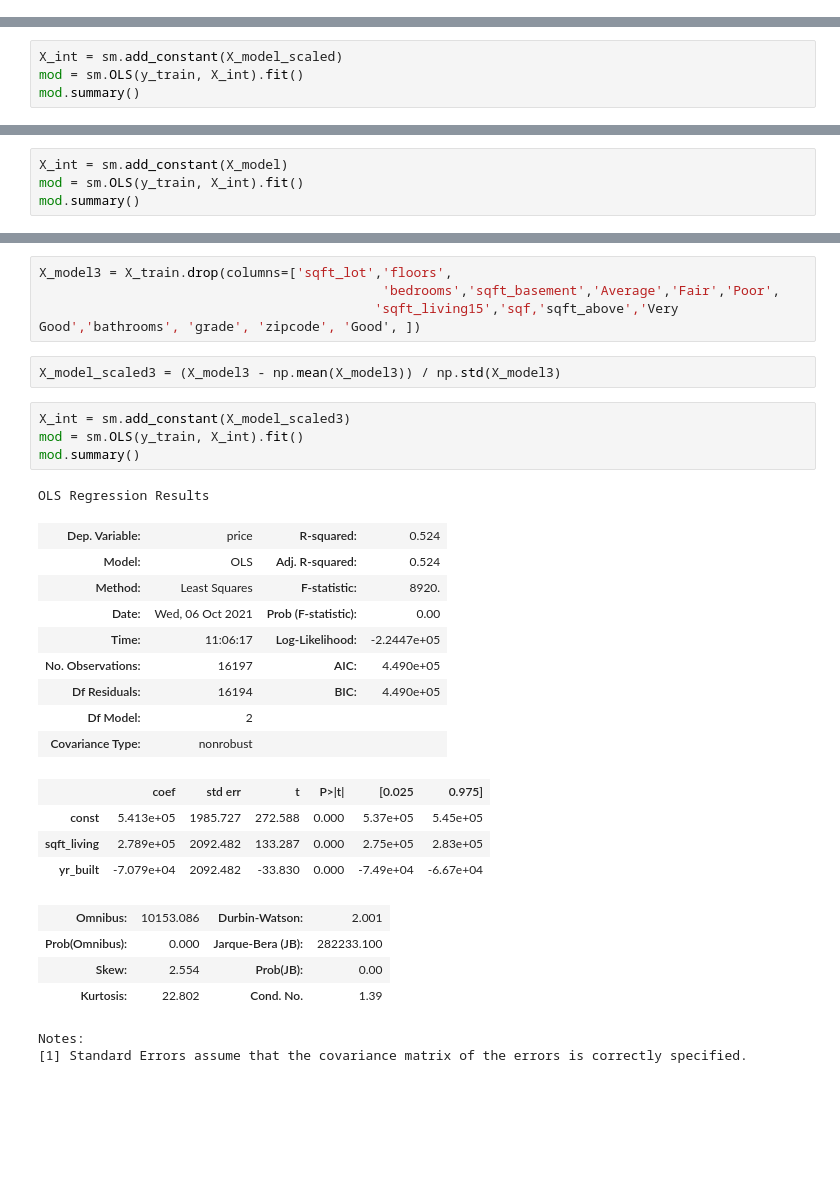
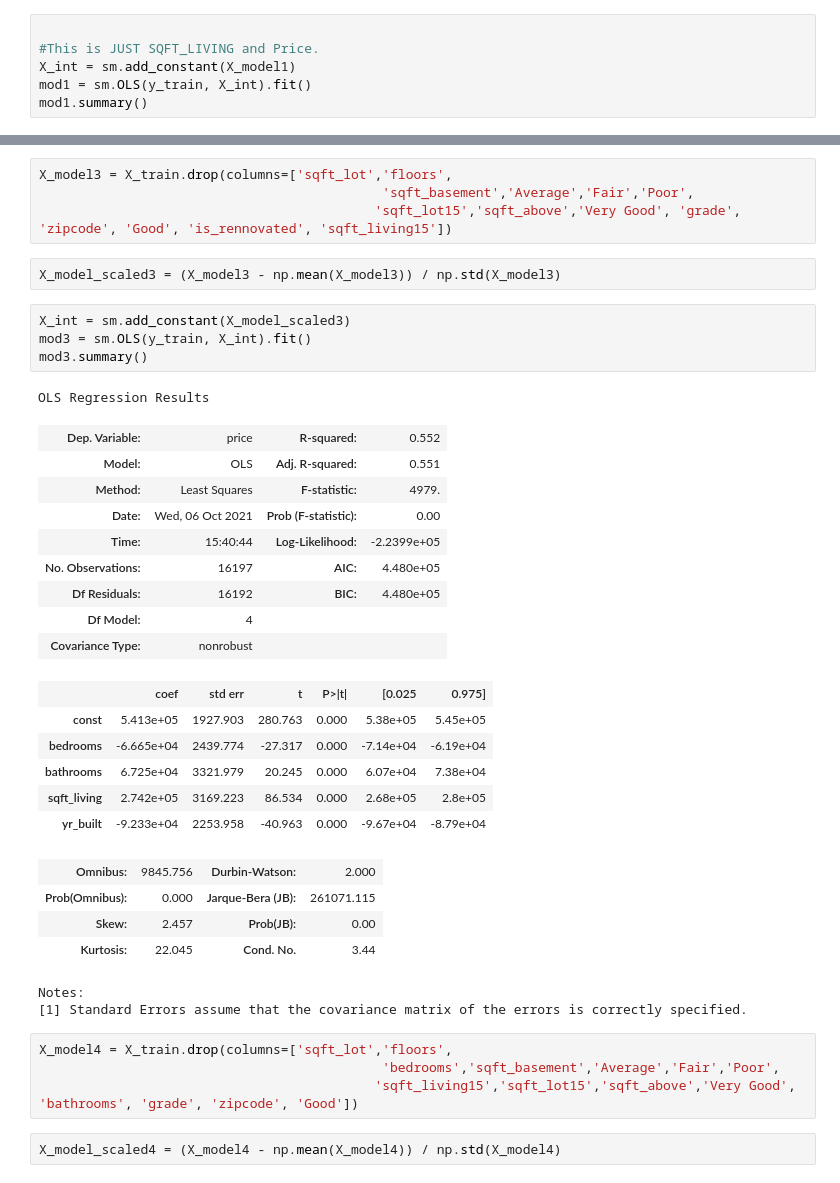
Before and after one commit to 281clo/King_County_House_Data_Analysis, a Jupyter notebook: Project.ipynb, the cells around one changed output, grey strips where cells are left out. Saved outputs shown, nothing was run; the diff lists cells and outputs as text; blank space fills up the shorter version.

```diff
--- a/Project.ipynb
+++ b/Project.ipynb
@@ -403,0 +353,6 @@ dummy_regr.score(X_train, y_train)
+# %%
+
+#This is JUST SQFT_LIVING and Price.
+X_int = sm.add_constant(X_model1)
+mod1 = sm.OLS(y_train, X_int).fit()
+mod1.summary()
@@ -410,4 +388,0 @@ X_model_scaled = (X_model - np.mean(X_model)) / np.std(X_model)
-# %%
-X_int = sm.add_constant(X_model_scaled)
-mod = sm.OLS(y_train, X_int).fit()
-mod.summary()
@@ -437,4 +388,0 @@ Notes:
-# %%
-X_int = sm.add_constant(X_model)
-mod = sm.OLS(y_train, X_int).fit()
-mod.summary()
@@ -497,32 +417,40 @@ Notes:
 [1] Standard Errors assume that the covariance matrix of the errors is correctly specified.
 # %%
 X_model3 = X_train.drop(columns=['sqft_lot','floors',
-                                            'bedrooms','sqft_basement','Average','Fair','Poor',
-                                           'sqft_living15','sqf,'sqft_above','Very Good','bathrooms', 'grade', 'zipcode', 'Good', ])
+                                            'sqft_basement','Average','Fair','Poor',
+                                           'sqft_lot15','sqft_above','Very Good', 'grade', 'zipcode', 'Good', 'is_rennovated', 'sqft_living15'])
 # %%
 X_model_scaled3 = (X_model3 - np.mean(X_model3)) / np.std(X_model3)
 # %%
 X_int = sm.add_constant(X_model_scaled3)
-mod = sm.OLS(y_train, X_int).fit()
-mod.summary()
+mod3 = sm.OLS(y_train, X_int).fit()
+mod3.summary()
 # %% [output]
 OLS Regression Results
-| Dep. Variable: | price | R-squared: | 0.524 |
-| Model: | OLS | Adj. R-squared: | 0.524 |
-| Method: | Least Squares | F-statistic: | 8920. |
+| Dep. Variable: | price | R-squared: | 0.552 |
+| Model: | OLS | Adj. R-squared: | 0.551 |
+| Method: | Least Squares | F-statistic: | 4979. |
 | Date: | Wed, 06 Oct 2021 | Prob (F-statistic): | 0.00 |
-| Time: | 11:06:17 | Log-Likelihood: | -2.2447e+05 |
-| No. Observations: | 16197 | AIC: | 4.490e+05 |
-| Df Residuals: | 16194 | BIC: | 4.490e+05 |
-| Df Model: | 2 |  |  |
+| Time: | 15:40:44 | Log-Likelihood: | -2.2399e+05 |
+| No. Observations: | 16197 | AIC: | 4.480e+05 |
+| Df Residuals: | 16192 | BIC: | 4.480e+05 |
+| Df Model: | 4 |  |  |
 | Covariance Type: | nonrobust |  |  |
 |  | coef | std err | t | P>|t| | [0.025 | 0.975] |
-| const | 5.413e+05 | 1985.727 | 272.588 | 0.000 | 5.37e+05 | 5.45e+05 |
-| sqft_living | 2.789e+05 | 2092.482 | 133.287 | 0.000 | 2.75e+05 | 2.83e+05 |
-| yr_built | -7.079e+04 | 2092.482 | -33.830 | 0.000 | -7.49e+04 | -6.67e+04 |
+| const | 5.413e+05 | 1927.903 | 280.763 | 0.000 | 5.38e+05 | 5.45e+05 |
+| bedrooms | -6.665e+04 | 2439.774 | -27.317 | 0.000 | -7.14e+04 | -6.19e+04 |
+| bathrooms | 6.725e+04 | 3321.979 | 20.245 | 0.000 | 6.07e+04 | 7.38e+04 |
+| sqft_living | 2.742e+05 | 3169.223 | 86.534 | 0.000 | 2.68e+05 | 2.8e+05 |
+| yr_built | -9.233e+04 | 2253.958 | -40.963 | 0.000 | -9.67e+04 | -8.79e+04 |
-| Omnibus: | 10153.086 | Durbin-Watson: | 2.001 |
-| Prob(Omnibus): | 0.000 | Jarque-Bera (JB): | 282233.100 |
-| Skew: | 2.554 | Prob(JB): | 0.00 |
-| Kurtosis: | 22.802 | Cond. No. | 1.39 |
+| Omnibus: | 9845.756 | Durbin-Watson: | 2.000 |
+| Prob(Omnibus): | 0.000 | Jarque-Bera (JB): | 261071.115 |
+| Skew: | 2.457 | Prob(JB): | 0.00 |
+| Kurtosis: | 22.045 | Cond. No. | 3.44 |
 Notes:
 [1] Standard Errors assume that the covariance matrix of the errors is correctly specified.
+# %%
+X_model4 = X_train.drop(columns=['sqft_lot','floors',
+                                            'bedrooms','sqft_basement','Average','Fair','Poor',
+                                           'sqft_living15','sqft_lot15','sqft_above','Very Good', 'bathrooms', 'grade', 'zipcode', 'Good'])
+# %%
+X_model_scaled4 = (X_model4 - np.mean(X_model4)) / np.std(X_model4)
```
Also changed, not shown: parts of 50 cells of this notebook, 4 other files.
